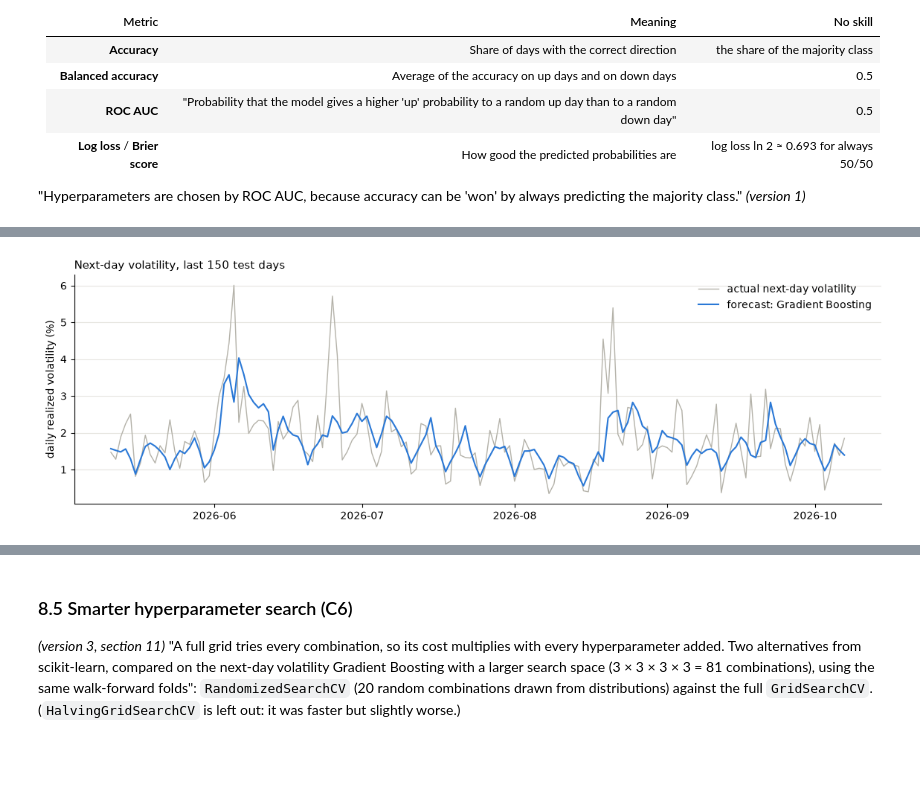
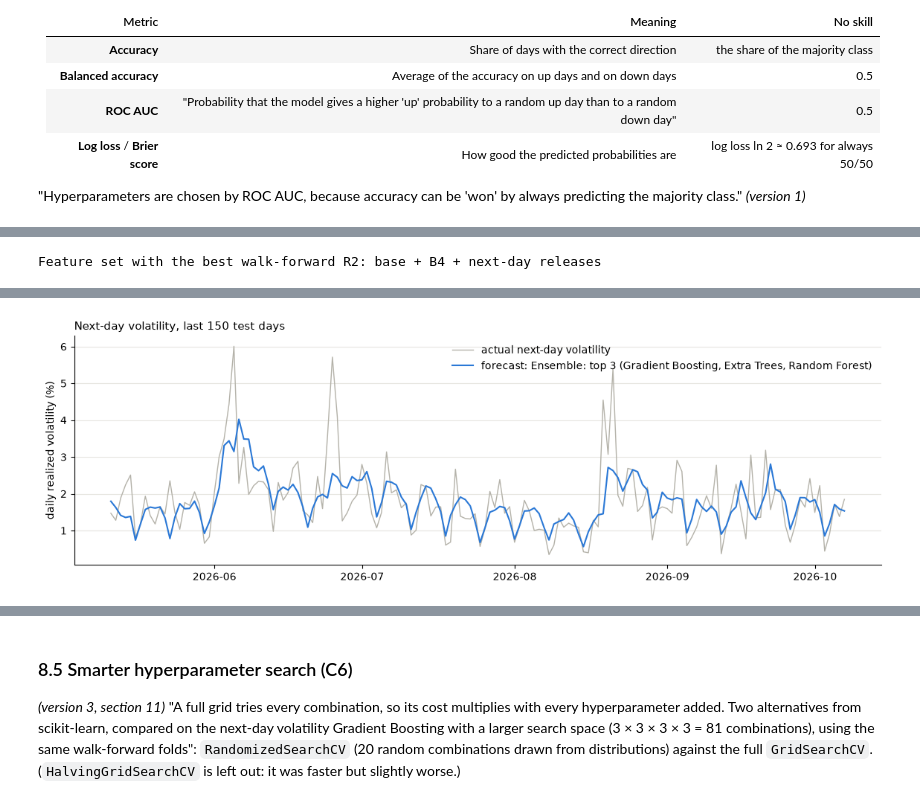
Before and after one commit to Descalabreitor/IAI600-final-project, a Jupyter notebook: classical-models.ipynb, the cells around one changed output, grey strips where cells are left out. Drawn from its saved outputs; the diff is of its cells as text; code cells hidden in the pictures; blank space fills up the shorter version.

```diff
--- a/classical-models.ipynb
+++ b/classical-models.ipynb
@@ -485,7 +536,7 @@ Lasso keeps 0 of 42 features (non-zero for at least one hour).
 | `weights` | `uniform` or `distance` | both |
 # %%
 make_knn = lambda n_neighbors, weights: make_pipeline(StandardScaler(), KNeighborsRegressor(n_neighbors=n_neighbors, weights=weights))
-knn_cv = val_tune(make_knn, {"n_neighbors": [10, 50, 200, 500, 1000, 2000, 4000, 6000], "weights": ["uniform", "distance"]})
+knn_cv = val_tune(make_knn, {"n_neighbors": [10, 50, 200, 500, 1000, 2000, 3000, 4000], "weights": ["uniform", "distance"]})
 p_knn = best_params(knn_cv, ["n_neighbors", "weights"])
 final_report(f"KNN {p_knn}", make_knn(**p_knn));
 # %% [output]
@@ -937,7 +986,8 @@ def abs_baselines(block):
     return {"Baseline: training mean": np.full(len(p), ya["train"].mean()),
             "Baseline: last week": week_abs[p],
             "Baseline: same hour yesterday": absr[p + h_ - 24],
-            "Baseline: last week x hour profile": rule_abs(block)}
+            "Baseline: last week x hour profile": rule_abs(block),
+            "Baseline: last week x recent profile": rule_abs_recent(block)}
 
 
 print("Baselines on the validation block")
@@ -1234,19 +1346,21 @@ Monthly, half-life 12 months is better in 27 of 29 months
 TAUS = (0.1, 0.5, 0.9)
 make_q = lambda tau: HistGradientBoostingRegressor(loss="quantile", quantile=tau, early_stopping=False, max_iter=200,
                                                    learning_rate=0.05, max_depth=3, min_samples_leaf=200, random_state=RANDOM_STATE)
-q_tv = {t: make_q(t).fit(XR_tv, yr_tv) for t in TAUS}
-q_te = np.sort(np.column_stack([q_tv[t].predict(XR["test"]) for t in TAUS]), axis=1)
-q_tr = {t: make_q(t).fit(XR["train"], yr["train"]) for t in (0.1, 0.9)}
+q_tv = {t: make_q(t).fit(XC_tv, yr_tv) for t in TAUS}
+q_te = np.sort(np.column_stack([q_tv[t].predict(XC["test"]) for t in TAUS]), axis=1)
+q_tr = {t: make_q(t).fit(XC["train"], yr["train"]) for t in (0.1, 0.9)}
 
 sigma_tv, sigma_te = np.r_[rule_abs("train"), rule_abs("val")], rule_abs("test")
 tercile = pd.qcut(sigma_te, 3, labels=["calm", "middle", "wild"])
 y_q = yr["test"]
+rel_q = release_rows("test")                                         # predicted hour = a release hour
 
 
 def interval_row(lo, hi):
     inside = (y_q >= lo) & (y_q <= hi)
     return {"coverage": inside.mean(), "width %": (hi - lo).mean(),
             **{f"coverage {c}": inside[tercile == c].mean() for c in ["calm", "middle", "wild"]},
+            "coverage release hours": inside[rel_q].mean(), "width release hours %": (hi - lo)[rel_q].mean(),
             "pinball q10": U.pinball(y_q, lo, 0.1), "pinball q90": U.pinball(y_q, hi, 0.9)}
 
 
@@ -1278,8 +1392,8 @@ def rolling_f(centre, half, days_back):
 fixed = np.quantile(yr_tv, [0.1, 0.9])
 zq = np.quantile(yr_tv / sigma_tv, [0.1, 0.9])
 c_tv, h_tv = centre_half(q_te[:, 0], q_te[:, 2])
-lo_tr, hi_tr = np.sort(np.column_stack([q_tr[t].predict(XR["test"]) for t in (0.1, 0.9)]), axis=1).T
-lo_va, hi_va = np.sort(np.column_stack([q_tr[t].predict(XR["val"]) for t in (0.1, 0.9)]), axis=1).T
+lo_tr, hi_tr = np.sort(np.column_stack([q_tr[t].predict(XC["test"]) for t in (0.1, 0.9)]), axis=1).T
+lo_va, hi_va = np.sort(np.column_stack([q_tr[t].predict(XC["val"]) for t in (0.1, 0.9)]), axis=1).T
 f_split = f_quantile(yr["val"], *centre_half(lo_va, hi_va))
 c_tr, h_tr = centre_half(lo_tr, hi_tr)
 
@@ -1316,7 +1430,7 @@ plt.show()
 roll30 = conf_tab.loc["Rolling conformal, 30 days"]
 SUMMARY.append({"question": "80% range for each of the next 24 hours", "chosen without the test": "GB quantile + rolling conformal (30 days)",
                 "test result": f"coverage {roll30['coverage']:.1%} (calm {roll30['coverage calm']:.0%}, wild {roll30['coverage wild']:.0%}), "
-                               f"width {roll30['width %']:.2f}%",
+                               f"width {roll30['width %']:.2f}%; release hours {roll30['coverage release hours']:.0%}",
                 "simple rule": f"fixed range: coverage {conf_tab.loc['Baseline: fixed range', 'coverage']:.1%}, "
                                f"width {conf_tab.loc['Baseline: fixed range', 'width %']:.2f}%"})
 # %% [output]
@@ -1573,33 +1689,49 @@ dv_models = {
     "Gradient Boosting": (lambda **p: HistGradientBoostingRegressor(early_stopping=False, random_state=RANDOM_STATE, **p),
                           {"learning_rate": [0.05, 0.1], "max_depth": [2, 3], "min_samples_leaf": [20, 100], "max_iter": [50, 100, 200]}),
 }
-dv_best, dv_cv = {}, {}
-for name, (mk, grid) in dv_models.items():
-    t, dv_best[name] = cv_tune(mk, grid, XW_tv, yd_tv, WF, r2s, show=False)
-    dv_cv[name] = t.iloc[0]
-dv_summary = pd.DataFrame({k: {"best params": dv_best[k], "WF R2": v["score"], "WF std": v["score_std"],
-                               **{f"fold{i}": v[f"fold{i}"] for i in range(1, 5)}} for k, v in dv_cv.items()}).T
-dv_summary = dv_summary.sort_values("WF R2", ascending=False)
 
 
 def wf_predictions(mk, p, X, y, folds):
     return [mk(**p).fit(X[a], y[a]).predict(X[b]) for a, b in folds]
 
 
-dv_fold_preds = {k: wf_predictions(dv_models[k][0], dv_best[k], XW_tv, yd_tv, WF) for k in dv_models}
-fold_y = [yd_tv[b] for _, b in WF]
-top3 = list(dv_summary.index[:3])
-ens_def = {f"Ensemble: top 3 ({', '.join(top3)})": top3, "Ensemble: all 7": list(dv_models)}
-for en, members in ens_def.items():
-    sc = [U.r2(fold_y[i], np.mean([dv_fold_preds[m][i] for m in members], axis=0)) for i in range(len(WF))]
-    dv_summary.loc[en] = {"best params": "-", "WF R2": np.mean(sc), "WF std": np.std(sc, ddof=1), **{f"fold{i + 1}": s for i, s in enumerate(sc)}}
+def run_dv(X_tv, X_te):
+    # Every model tuned on the walk-forward folds, the two ensembles, and the test forecasts (refit on train + validation)
+    best, cv = {}, {}
+    for name, (mk, grid) in dv_models.items():
+        t, best[name] = cv_tune(mk, grid, X_tv, yd_tv, WF, r2s, show=False)
+        cv[name] = t.iloc[0]
+    summ = pd.DataFrame({k: {"best params": best[k], "WF R2": v["score"], "WF std": v["score_std"],
+                             **{f"fold{i}": v[f"fold{i}"] for i in range(1, 5)}} for k, v in cv.items()}).T
+    summ = summ.sort_values("WF R2", ascending=False)
+    fold_preds = {k: wf_predictions(dv_models[k][0], best[k], X_tv, yd_tv, WF) for k in dv_models}
+    fold_y = [yd_tv[b] for _, b in WF]
+    top3 = list(summ.index[:3])
+    ens = {f"Ensemble: top 3 ({', '.join(top3)})": top3, "Ensemble: all 7": list(dv_models)}
+    for en, members in ens.items():
+        sc = [U.r2(fold_y[i], np.mean([fold_preds[m][i] for m in members], axis=0)) for i in range(len(WF))]
+        summ.loc[en] = {"best params": "-", "WF R2": np.mean(sc), "WF std": np.std(sc, ddof=1), **{f"fold{i + 1}": s for i, s in enumerate(sc)}}
+    test_pred = {k: dv_models[k][0](**best[k]).fit(X_tv, yd_tv).predict(X_te) for k in dv_models}
+    for en, members in ens.items():
+        test_pred[en] = np.mean([test_pred[m] for m in members], axis=0)
+    return summ, best, test_pred
+
+
+DAY_EXTRA = B4 + NEXT_DAY                                            # at the origin: volatility ratios, releases in the next 24 h
+DV_SETS = {"base": (XW_tv, XW_te),
+           "base + B4 + next-day releases": (np.vstack([Xw("train", BASE + DAY_EXTRA), Xw("val", BASE + DAY_EXTRA)]),
+                                             Xw("test", BASE + DAY_EXTRA)[test_days])}
+dv_runs = {s: run_dv(*xx) for s, xx in DV_SETS.items()}
+dv_cmp = pd.DataFrame({("WF R2", s): r[0]["WF R2"].astype(float) for s, r in dv_runs.items()}
+                      | {("test R2", s): pd.Series({k: U.r2(yd_te, v) for k, v in r[2].items()}) for s, r in dv_runs.items()})
+display(dv_cmp.sort_values(("WF R2", "base"), ascending=False).round(4))
+DV_SET = max(dv_runs, key=lambda s: dv_runs[s][0]["WF R2"].astype(float).max())
+dv_summary, dv_best, dv_test_pred = dv_runs[DV_SET]
+print(f"Feature set with the best walk-forward R2: {DV_SET}")
 display(dv_summary)
 
 lr_h = np.log1p(ret / U.PCT) * U.PCT                                 # hourly log returns, %
 p_days = P["test"][test_days]
-dv_test_pred = {k: dv_models[k][0](**dv_best[k]).fit(XW_tv, yd_tv).predict(XW_te) for k in dv_models}
-for en, members in ens_def.items():
-    dv_test_pred[en] = np.mean([dv_test_pred[m] for m in members], axis=0)
 dv_test_pred["Baseline: yesterday's volatility"] = np.log(np.sqrt(np.array([(lr_h[p - 23: p + 1] ** 2).sum() for p in p_days])) + 1e-6)
 NAIVE_DV = "Baseline: last week's average volatility"
 dv_test_pred[NAIVE_DV] = np.log(np.sqrt(np.array([(lr_h[p - 167: p + 1] ** 2).sum() / 7 for p in p_days])) + 1e-6)
@@ -1617,7 +1749,8 @@ ax.set_ylabel("daily realized volatility (%)")
 ax.legend(frameon=False)
 tidy(ax, "Next-day volatility, last 150 test days")
 plt.show()
-SUMMARY.append({"question": "next-day volatility", "chosen without the test": f"{dv_name} (best walk-forward R2)",
-                "test result": f"R2 {U.r2(yd_te, dv_test_pred[dv_name]):.3f}",
+SUMMARY.append({"question": "next-day volatility", "chosen without the test": f"{dv_name}, {DV_SET} (best walk-forward R2)",
+                "test result": f"R2 {U.r2(yd_te, dv_test_pred[dv_name]):.3f} (base features: "
+                               f"{U.r2(yd_te, dv_runs['base'][2][dv_runs['base'][0]['WF R2'].astype(float).idxmax()]):.3f})",
                 "simple rule": f"last week's average: R2 {U.r2(yd_te, dv_test_pred[NAIVE_DV]):.3f}"})
 # %% [output]
@@ -1633,0 +1768 @@ SUMMARY.append({"question": "next-day volatility", "chosen without the test": f"
+Feature set with the best walk-forward R2: base + B4 + next-day releases
@@ -1646,2 +1791,2 @@ SUMMARY.append({"question": "next-day volatility", "chosen without the test": f"
-[figure, old version]
+[figure, new version]
 # %% [markdown]
```
Also changed, not shown: parts of 68 cells of this notebook.
